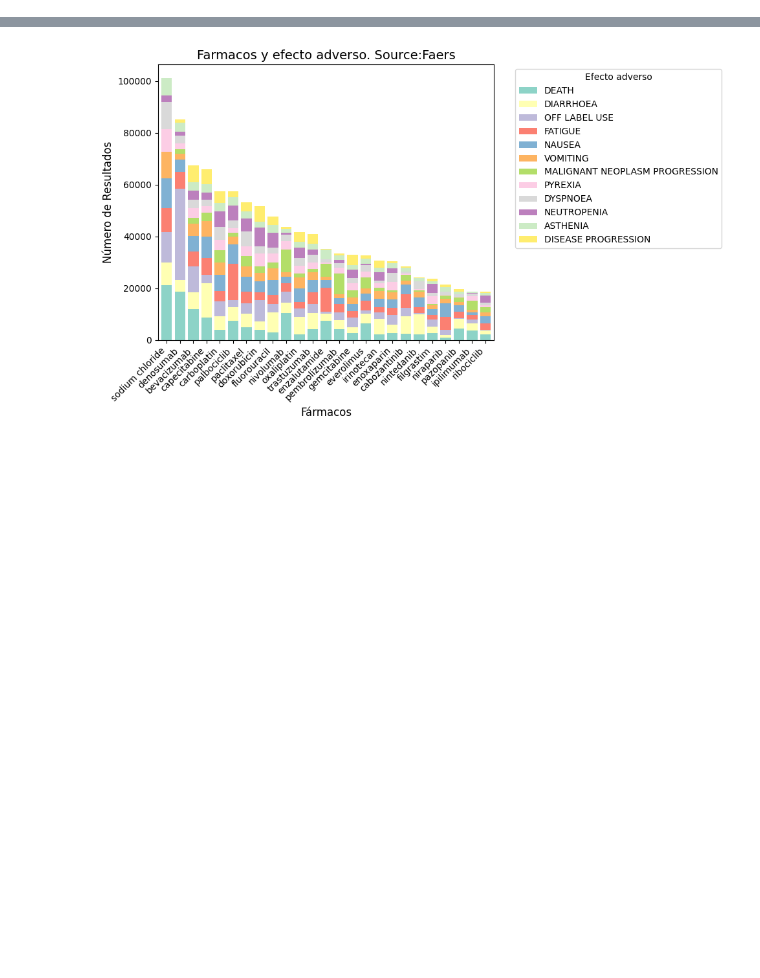
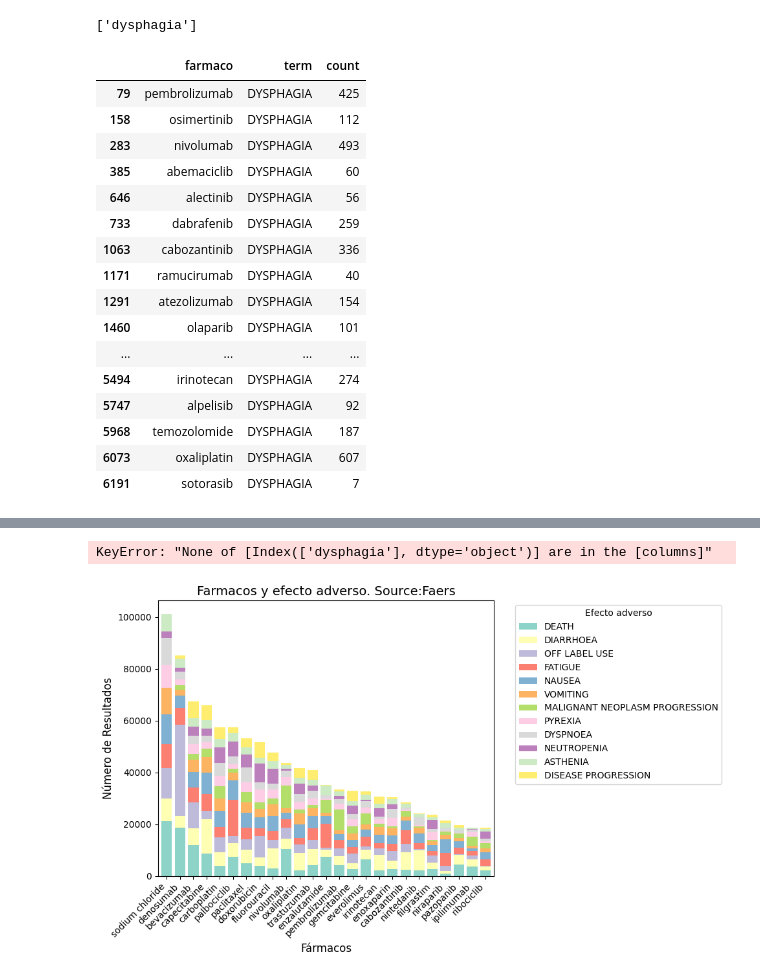
Before and after one commit to BreisOne/pharmacovigilance-literature-mining, a Jupyter notebook: notebooks/openFDA.ipynb, the cells around one changed output, grey strips where cells are left out. Saved outputs shown, nothing was run; the diff lists cells and outputs as text; code cells hidden in the pictures; blank space fills up the shorter version.

Commit message:
feat(app): added filter adverse effects from user csv

```diff
--- a/notebooks/openFDA.ipynb
+++ b/notebooks/openFDA.ipynb
@@ -154,3 +170,29 @@ results_df = results_df.fillna(0)
+# %%
+adverse_effects = pd.read_csv("../example_data/efectos_adversos.csv")
+retain_columns = list(adverse_effects[adverse_effects.columns[0]])
+retain_columns
+# %% [output]
+['dysphagia']
+# %%
+results_df[results_df['term'].str.lower().isin([adverse_effect.lower() for adverse_effect in retain_columns])]
+# %% [output]
+|  | farmaco | term | count |
+| 79 | pembrolizumab | DYSPHAGIA | 425 |
+| 158 | osimertinib | DYSPHAGIA | 112 |
+| 283 | nivolumab | DYSPHAGIA | 493 |
+| 385 | abemaciclib | DYSPHAGIA | 60 |
+| 646 | alectinib | DYSPHAGIA | 56 |
+| 733 | dabrafenib | DYSPHAGIA | 259 |
+| 1063 | cabozantinib | DYSPHAGIA | 336 |
+| 1171 | ramucirumab | DYSPHAGIA | 40 |
+| 1291 | atezolizumab | DYSPHAGIA | 154 |
+| 1460 | olaparib | DYSPHAGIA | 101 |
+| ... | ... | ... | ... |
+| 5494 | irinotecan | DYSPHAGIA | 274 |
+| 5747 | alpelisib | DYSPHAGIA | 92 |
+| 5968 | temozolomide | DYSPHAGIA | 187 |
+| 6073 | oxaliplatin | DYSPHAGIA | 607 |
+| 6191 | sotorasib | DYSPHAGIA | 7 |
 # %%
 results_df_wide, top_farmacos = data_preprocessing(results_df)
 results_df_wide
@@ -169,6 +211,12 @@ results_df_wide
 | selpercatinib | 62.0 | 30.0 | 11.0 | 37.0 | 16.0 | 11.0 | 58.0 | 26.0 | ... |
 | trifluridine tipiracil | 13.0 | 57.0 | 5.0 | 25.0 | 24.0 | 20.0 | 8.0 | 6.0 | ... |
 61 rows × 12 columns
+# %%
+retain_columns = list(adverse_effects[adverse_effects.columns[0]])
+
+results_df_wide[retain_columns]
+# %% [output]
+KeyError: "None of [Index(['dysphagia'], dtype='object')] are in the [columns]"
 # %%
 # Visualizar los resultados de cada farmaco en función del tipo de tumor
 bar_plot_results(results_df_wide, top_farmacos)
```
Also changed, not shown: parts of 6 cells of this notebook, 7 other files.
